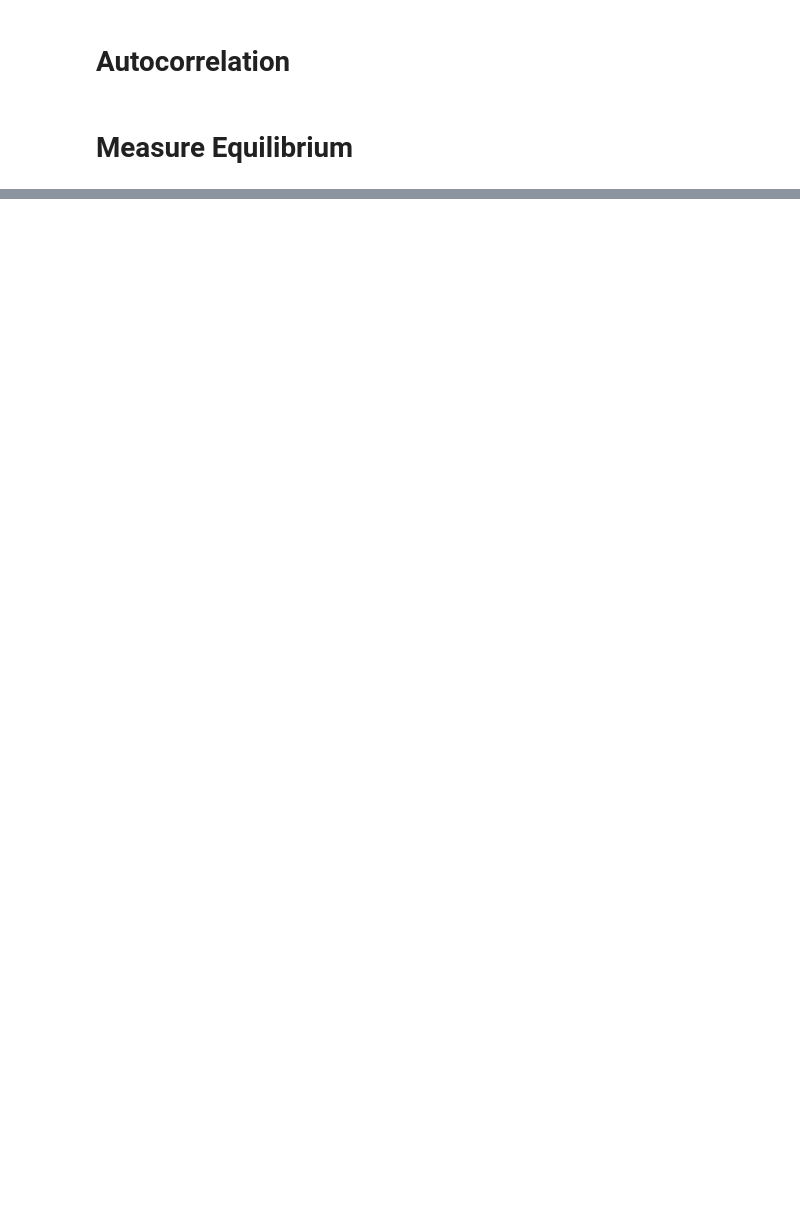
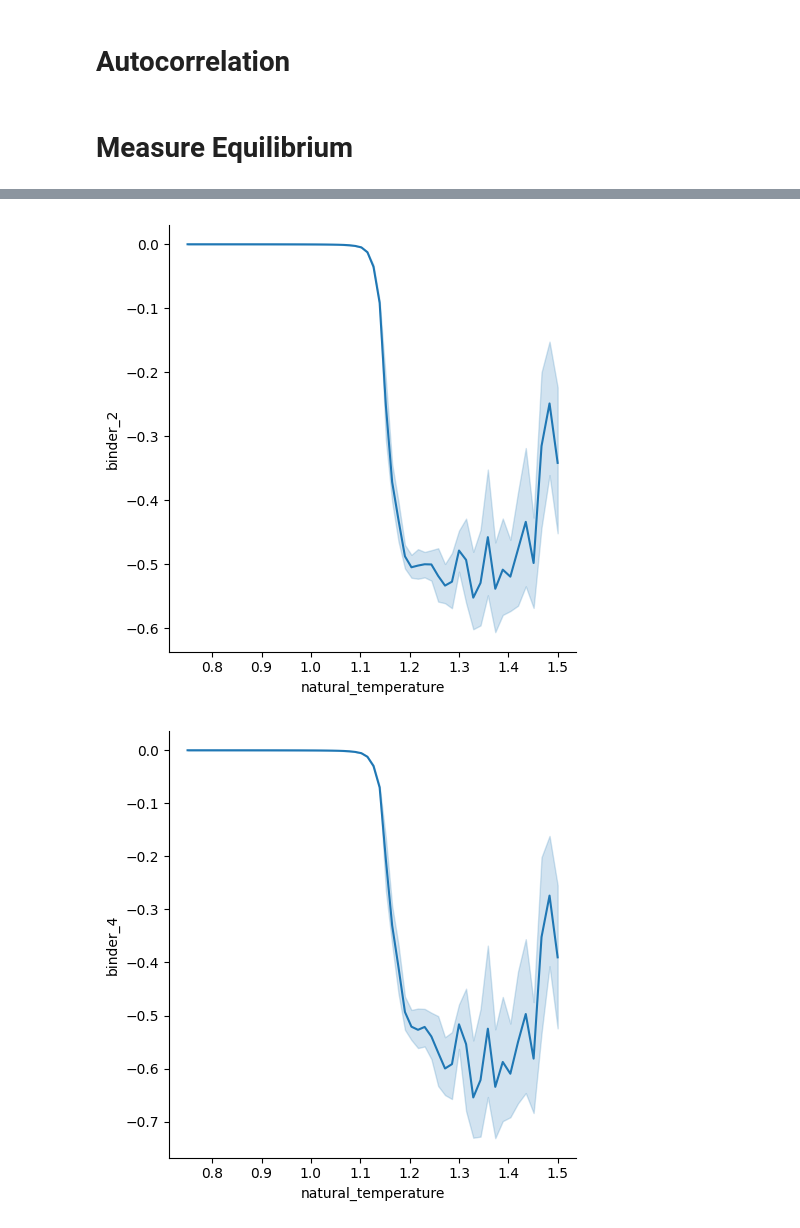
Before and after one commit to JeppeKlitgaard/Jackpot, a Jupyter notebook: workbench.ipynb, the cells around one changed output, grey strips where cells are left out. Cells and saved outputs as stored; diff of their text form; code cells hidden in the pictures; blank space fills up the shorter version.

```diff
--- a/workbench.ipynb
+++ b/workbench.ipynb
@@ -1049,3 +1019,22 @@ fig_measure_binder_4.savefig(SAVE_PATH / "fig_measure_binder_4.png")
+# %%
+fig_measure_binder_2 = sns.relplot(
+    data=sample_df,
+    x="natural_temperature",
+    y="binder_2",
+    kind="line",
+)
+fig_measure_binder_2.savefig(SAVE_PATH / "fig_measure_binder_2.png")
+
+fig_measure_binder_4 = sns.relplot(
+    data=sample_df,
+    x="natural_temperature",
+    y="binder_4",
+    kind="line",
+)
+fig_measure_binder_4.savefig(SAVE_PATH / "fig_measure_binder_4.png")
+# %% [output]
+[figure, added]
+[figure, added]
 # %%
 with open(SAVE_PATH / "saved_variables.json", "w") as f:
     json.dump(
```
Also changed, not shown: parts of 20 cells of this notebook.
